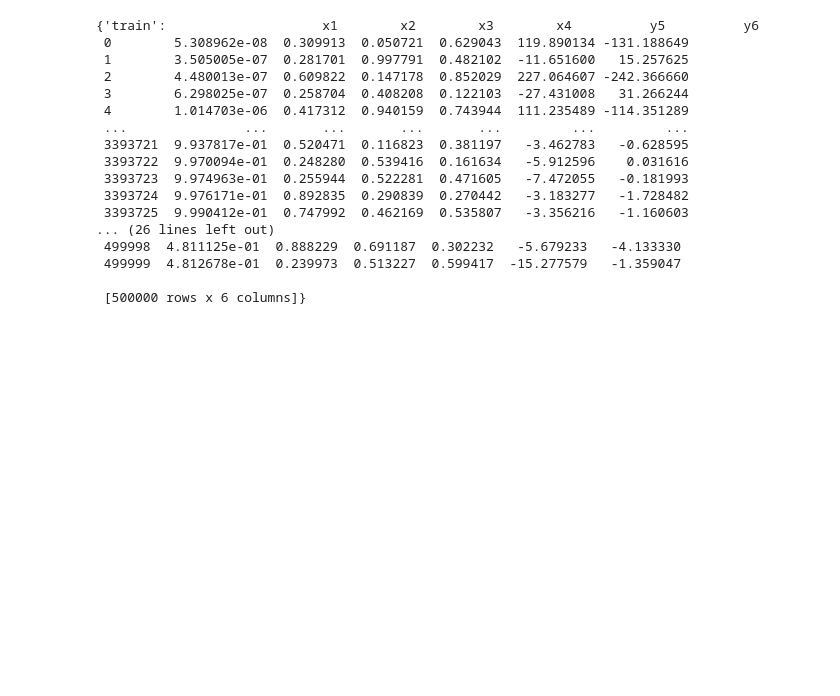
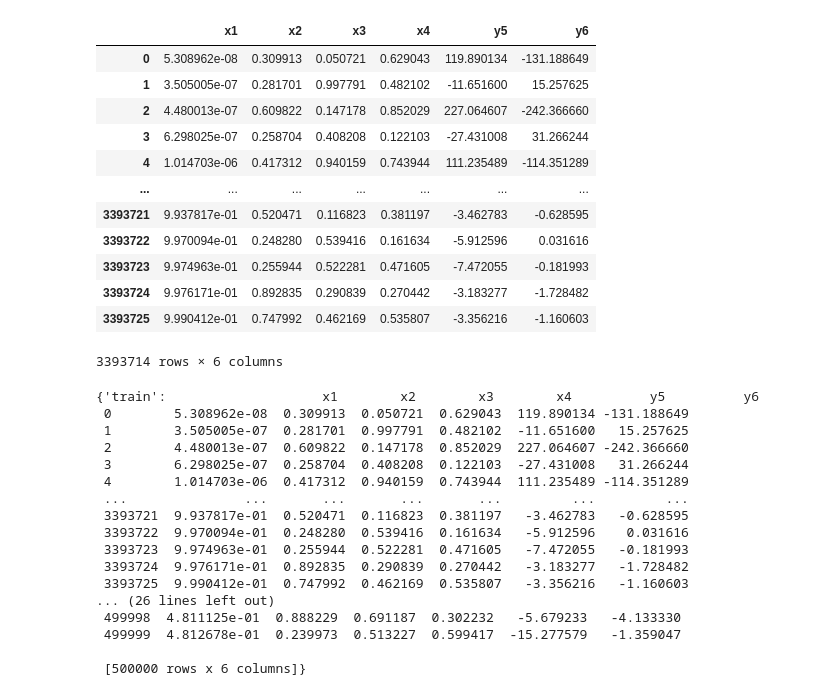
Before and after one commit to talismanbrandi/qqzz4l-NN, a Jupyter notebook: notebooks/debugging.ipynb, the cells around one changed output. Saved outputs shown, nothing was run; the diff lists cells and outputs as text; code cells hidden in the pictures; blank space fills up the shorter version.

```diff
--- a/notebooks/debugging.ipynb
+++ b/notebooks/debugging.ipynb
@@ -263,3 +400,19 @@ To adjust logging level use sc.setLogLevel(newLevel). For SparkR, use setLogLeve
+# %%
+filtered
+# %% [output]
+|  | x1 | x2 | x3 | x4 | y5 | y6 |
+| 0 | 5.308962e-08 | 0.309913 | 0.050721 | 0.629043 | 119.890134 | -131.188649 |
+| 1 | 3.505005e-07 | 0.281701 | 0.997791 | 0.482102 | -11.651600 | 15.257625 |
+| 2 | 4.480013e-07 | 0.609822 | 0.147178 | 0.852029 | 227.064607 | -242.366660 |
+| 3 | 6.298025e-07 | 0.258704 | 0.408208 | 0.122103 | -27.431008 | 31.266244 |
+| 4 | 1.014703e-06 | 0.417312 | 0.940159 | 0.743944 | 111.235489 | -114.351289 |
+| ... | ... | ... | ... | ... | ... | ... |
+| 3393721 | 9.937817e-01 | 0.520471 | 0.116823 | 0.381197 | -3.462783 | -0.628595 |
+| 3393722 | 9.970094e-01 | 0.248280 | 0.539416 | 0.161634 | -5.912596 | 0.031616 |
+| 3393723 | 9.974963e-01 | 0.255944 | 0.522281 | 0.471605 | -7.472055 | -0.181993 |
+| 3393724 | 9.976171e-01 | 0.892835 | 0.290839 | 0.270442 | -3.183277 | -1.728482 |
+| 3393725 | 9.990412e-01 | 0.747992 | 0.462169 | 0.535807 | -3.356216 | -1.160603 |
+3393714 rows × 6 columns
 # %%
 df
 # %% [output]
```
Also changed, not shown: parts of 6 cells of this notebook, 12 other files.
